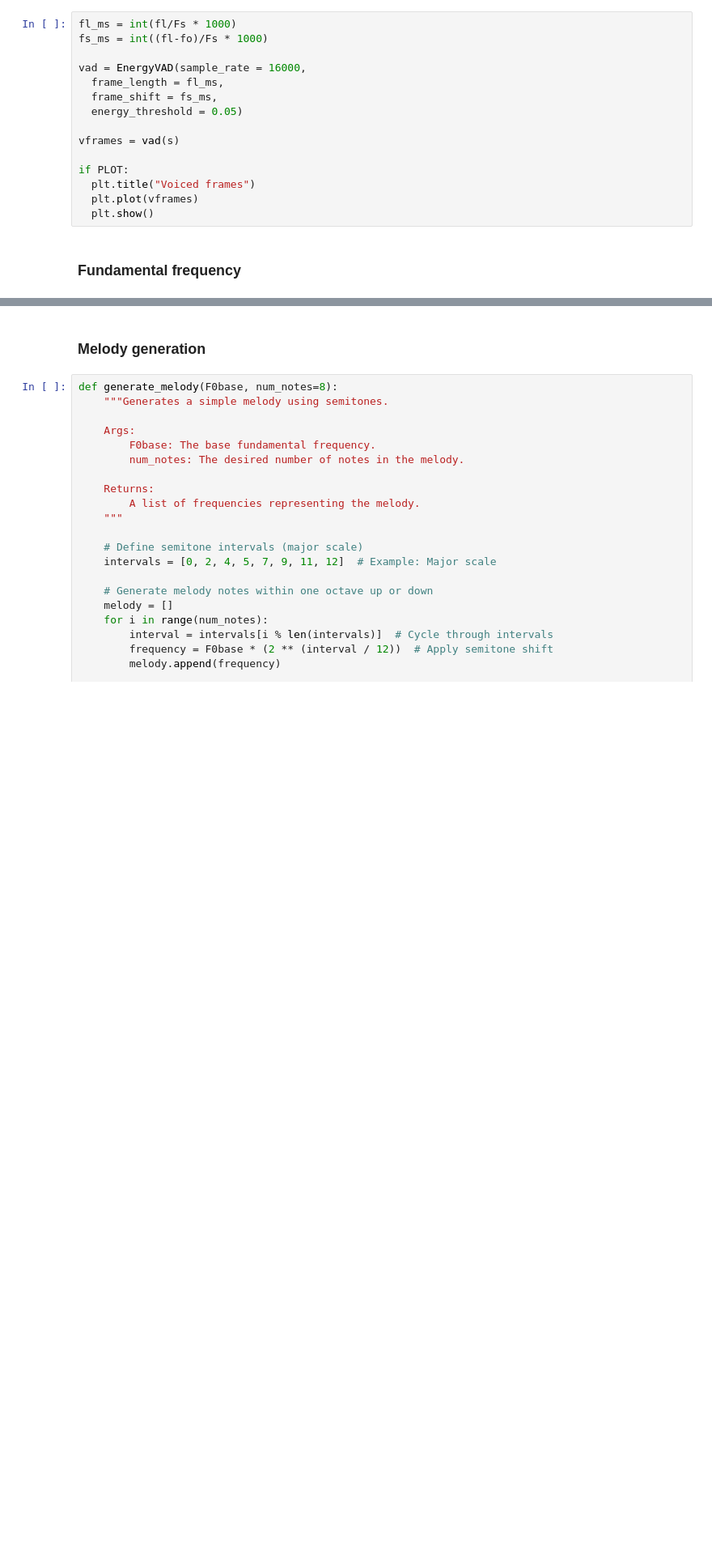
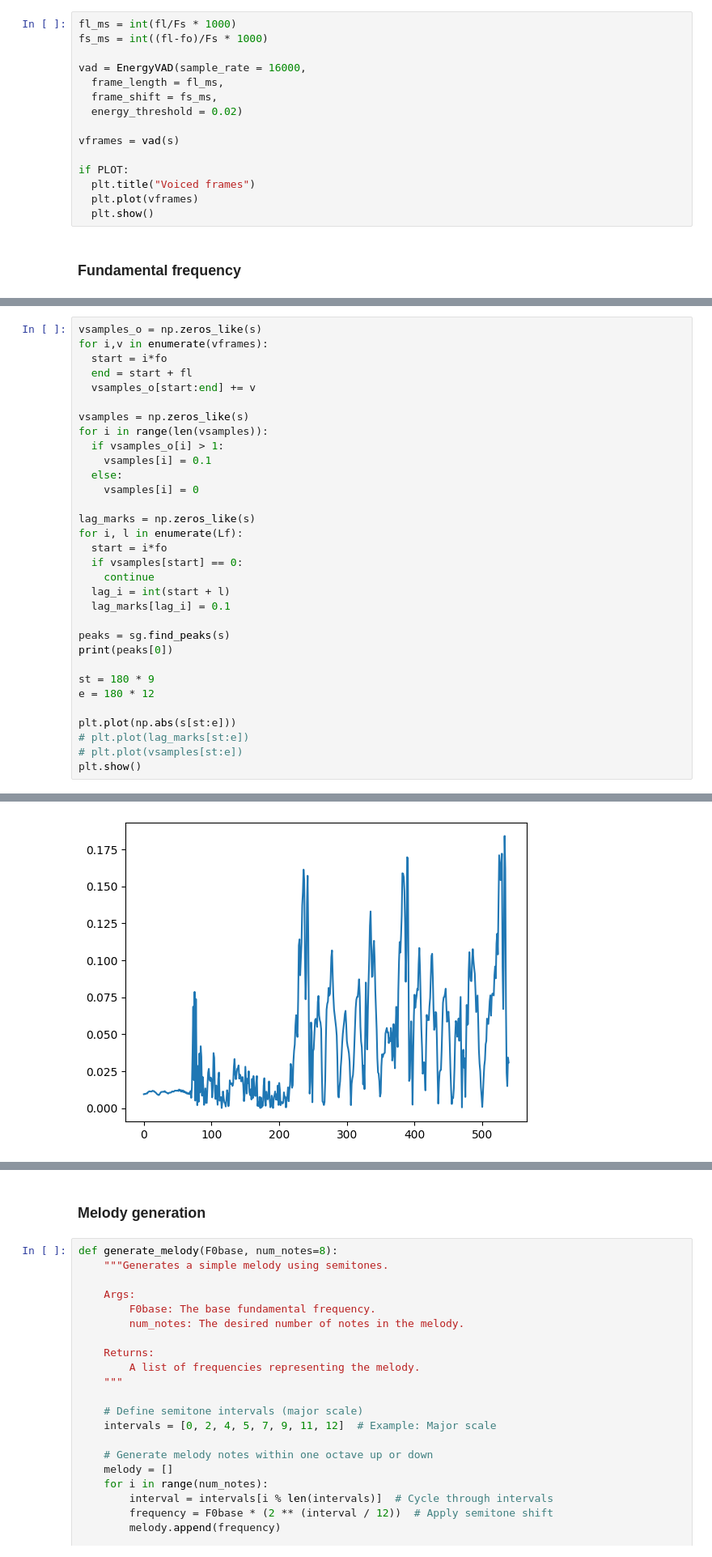
Before and after one commit to Marek324/butfit-zre, a Jupyter notebook: naive_autotune.ipynb, the cells around one changed output, grey strips where cells are left out. Shown at 81% size. Cells and saved outputs as stored; diff of their text form; blank space fills up the shorter version.

```diff
--- a/naive_autotune.ipynb
+++ b/naive_autotune.ipynb
@@ -85,7 +86,7 @@ fs_ms = int((fl-fo)/Fs * 1000)
 vad = EnergyVAD(sample_rate = 16000,
   frame_length = fl_ms,
   frame_shift = fs_ms,
-  energy_threshold = 0.05)
+  energy_threshold = 0.02)
 
 vframes = vad(s)
 
@@ -157,0 +140,33 @@ if PLOT:
+# %%
+vsamples_o = np.zeros_like(s)
+for i,v in enumerate(vframes):
+  start = i*fo
+  end = start + fl
+  vsamples_o[start:end] += v
+
+vsamples = np.zeros_like(s)
+for i in range(len(vsamples)):
+  if vsamples_o[i] > 1:
+    vsamples[i] = 0.1
+  else:
+    vsamples[i] = 0
+
+lag_marks = np.zeros_like(s)
+for i, l in enumerate(Lf):
+  start = i*fo
+  if vsamples[start] == 0:
+    continue
+  lag_i = int(start + l)
+  lag_marks[lag_i] = 0.1
+
+peaks = sg.find_peaks(s)
+print(peaks[0])
+
+st = 180 * 9
+e = 180 * 12
+
+plt.plot(np.abs(s[st:e]))
+# plt.plot(lag_marks[st:e])
+# plt.plot(vsamples[st:e])
+plt.show()
+# %% [output]
@@ -157,0 +174 @@ if PLOT:
+[figure, added]
```
Also changed, not shown: parts of 6 cells of this notebook.
